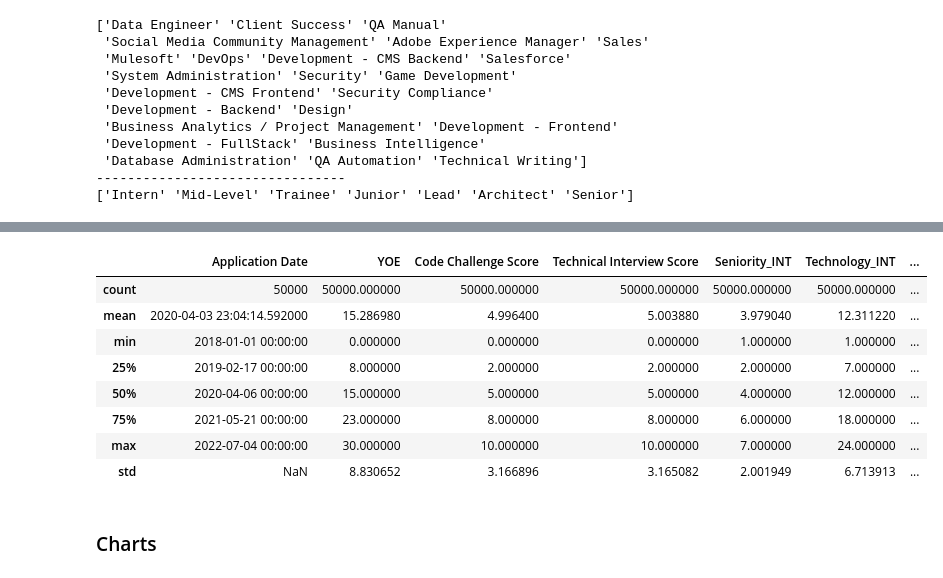
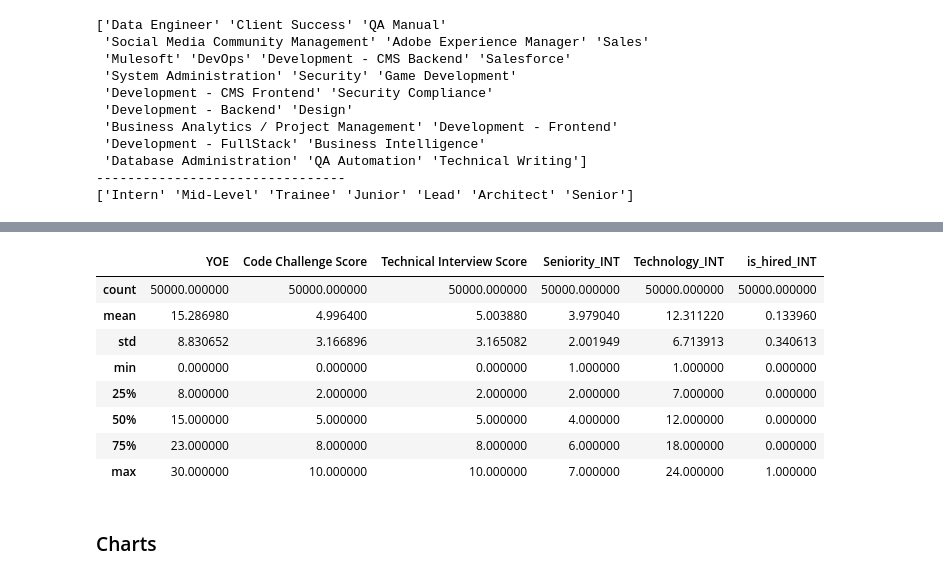
Before and after one commit to JuanRuizIng/Workshop001_Data_Engineering, a Jupyter notebook: EDA.ipynb, the cells around one changed output, grey strips where cells are left out. Saved outputs shown, nothing was run; the diff lists cells and outputs as text; code cells hidden in the pictures.

```diff
--- a/EDA.ipynb
+++ b/EDA.ipynb
@@ -77,0 +13,7 @@ memory usage: 3.8+ MB
+# %%
+username, password, host, port, database = credential_loader()
+engine = create_engine(f'postgresql://{username}:{password}@{host}:{port}/{database}')
+query = 'SELECT * FROM candidates_cleaned'
+df = pd.read_sql_query(query, engine)
+df.head(4)
+df.info()
@@ -112,8 +74,8 @@ print(data['Seniority'].unique())
 --------------------------------
 ['Intern' 'Mid-Level' 'Trainee' 'Junior' 'Lead' 'Architect' 'Senior']
 # %%
-data['Seniority_INT'] = data['Seniority'].replace({'Intern':1, 'Mid-Level':2, 'Trainee':3, 'Junior':4, 'Lead':5, 'Architect':6, 'Senior':7})
-data['Technology_INT'] = data['Technology'].replace(
+df['Seniority_INT'] = df['Seniority'].replace({'Intern':1, 'Mid-Level':2, 'Trainee':3, 'Junior':4, 'Lead':5, 'Architect':6, 'Senior':7})
+df['Technology_INT'] = df['Technology'].replace(
     {
   "Data Engineer": 1,
   "Client Success": 2,
@@ -158 +108,3 @@ data['is_hired_INT'] = data['is_hired'].replace({'Hired':1, 'Not Hired':0})
+# %%
+df['is_hired_INT'] = df['is_hired'].replace({'Hired':1, 'Not Hired':0})
 # %%
@@ -178,15 +130,15 @@ data.head(20)
 # %%
-data.describe()
+df.describe()
 # %% [output]
-|  | Application Date | YOE | Code Challenge Score | Technical Interview Score | Seniority_INT | Technology_INT | ... |
-| count | 50000 | 50000.000000 | 50000.000000 | 50000.000000 | 50000.000000 | 50000.000000 | ... |
-| mean | 2020-04-03 23:04:14.592000 | 15.286980 | 4.996400 | 5.003880 | 3.979040 | 12.311220 | ... |
-| min | 2018-01-01 00:00:00 | 0.000000 | 0.000000 | 0.000000 | 1.000000 | 1.000000 | ... |
-| 25% | 2019-02-17 00:00:00 | 8.000000 | 2.000000 | 2.000000 | 2.000000 | 7.000000 | ... |
-| 50% | 2020-04-06 00:00:00 | 15.000000 | 5.000000 | 5.000000 | 4.000000 | 12.000000 | ... |
-| 75% | 2021-05-21 00:00:00 | 23.000000 | 8.000000 | 8.000000 | 6.000000 | 18.000000 | ... |
-| max | 2022-07-04 00:00:00 | 30.000000 | 10.000000 | 10.000000 | 7.000000 | 24.000000 | ... |
-| std | NaN | 8.830652 | 3.166896 | 3.165082 | 2.001949 | 6.713913 | ... |
+|  | YOE | Code Challenge Score | Technical Interview Score | Seniority_INT | Technology_INT | is_hired_INT |
+| count | 50000.000000 | 50000.000000 | 50000.000000 | 50000.000000 | 50000.000000 | 50000.000000 |
+| mean | 15.286980 | 4.996400 | 5.003880 | 3.979040 | 12.311220 | 0.133960 |
+| std | 8.830652 | 3.166896 | 3.165082 | 2.001949 | 6.713913 | 0.340613 |
+| min | 0.000000 | 0.000000 | 0.000000 | 1.000000 | 1.000000 | 0.000000 |
+| 25% | 8.000000 | 2.000000 | 2.000000 | 2.000000 | 7.000000 | 0.000000 |
+| 50% | 15.000000 | 5.000000 | 5.000000 | 4.000000 | 12.000000 | 0.000000 |
+| 75% | 23.000000 | 8.000000 | 8.000000 | 6.000000 | 18.000000 | 0.000000 |
+| max | 30.000000 | 10.000000 | 10.000000 | 7.000000 | 24.000000 | 1.000000 |
 # %% [markdown]
 ### Charts
 # %%
```
Also changed, not shown: parts of 20 cells of this notebook, 3 other files.
